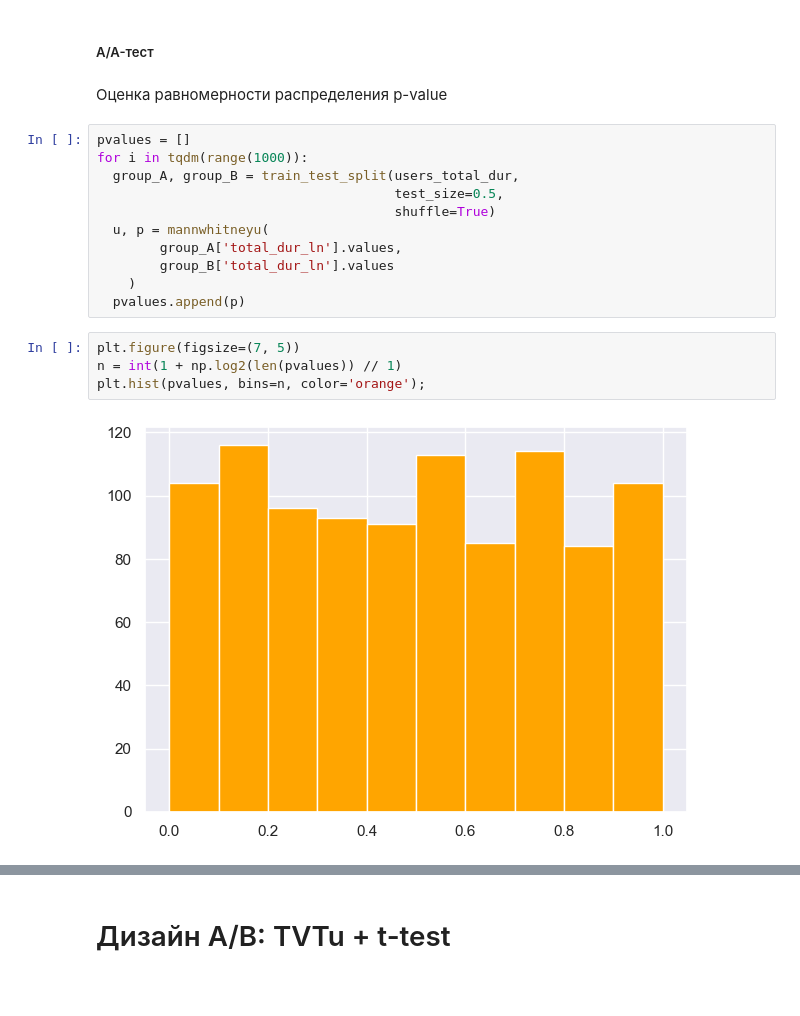
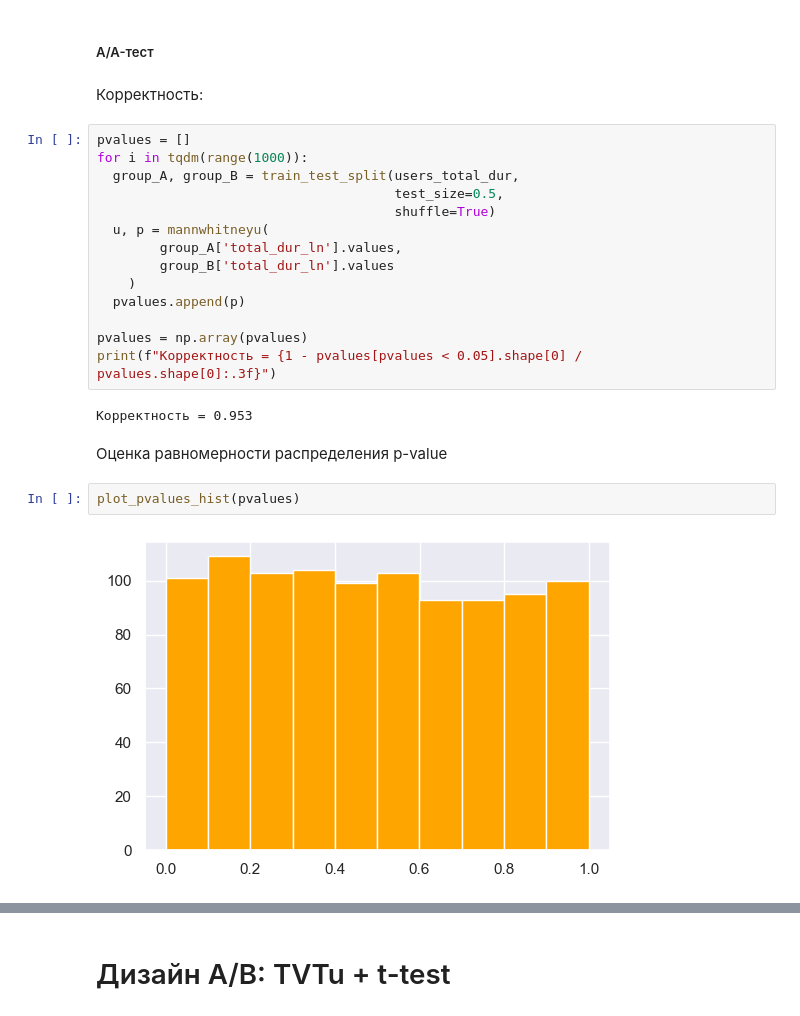
Before and after one commit to Shchetinnikov/AB_testing_course, a Jupyter notebook: homeworks/hw1/hw1.ipynb, the cells around one changed output, grey strips where cells are left out. Cells and saved outputs as stored; diff of their text form; blank space fills up the shorter version.

```diff
--- a/homeworks/hw1/hw1.ipynb
+++ b/homeworks/hw1/hw1.ipynb
@@ -501,25 +870,30 @@ p_value = 0.09692865364702385 - p_values равномерное распреде
 users_total_dur['total_dur_ln'] = np.log2(users_total_dur['total_dur'])
 # %% [markdown]
 ##### A/A-тест
+# %% [markdown]
+Корректность:
+# %%
+pvalues = []
+for i in tqdm(range(1000)):
+  group_A, group_B = train_test_split(users_total_dur,
+                                      test_size=0.5,
+                                      shuffle=True)
+  u, p = mannwhitneyu(
+        group_A['total_dur_ln'].values,
+        group_B['total_dur_ln'].values
+    )
+  pvalues.append(p)
+
+pvalues = np.array(pvalues)
+print(f"Корректность = {1 - pvalues[pvalues < 0.05].shape[0] / pvalues.shape[0]:.3f}")
+# %% [output]
+Корректность = 0.953
 # %% [markdown]
 Оценка равномерности распределения p-value
-# %%
-pvalues = []
-for i in tqdm(range(1000)):
-  group_A, group_B = train_test_split(users_total_dur,
-                                      test_size=0.5,
-                                      shuffle=True)
-  u, p = mannwhitneyu(
-        group_A['total_dur_ln'].values,
-        group_B['total_dur_ln'].values
-    )
-  pvalues.append(p)
-# %%
-plt.figure(figsize=(7, 5))
-n = int(1 + np.log2(len(pvalues)) // 1)
-plt.hist(pvalues, bins=n, color='orange');
-# %% [output]
-[figure, removed]
+# %%
+plot_pvalues_hist(pvalues)
+# %% [output]
+[figure, added]
 # %%
 stat, p_value = kstest(pvalues, uniform(loc=0.0, scale=1.0).cdf)
 
```
Also changed, not shown: parts of 90 cells of this notebook.
